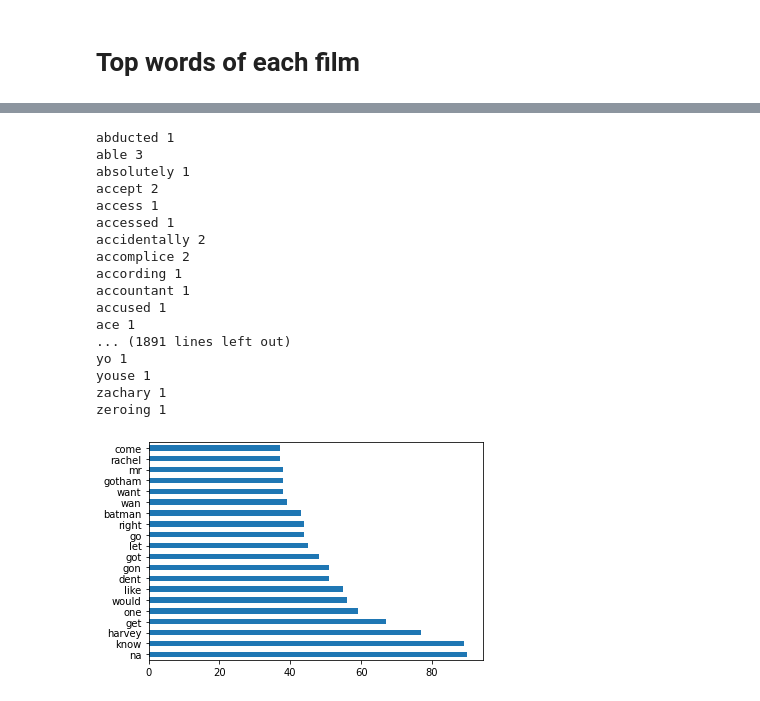
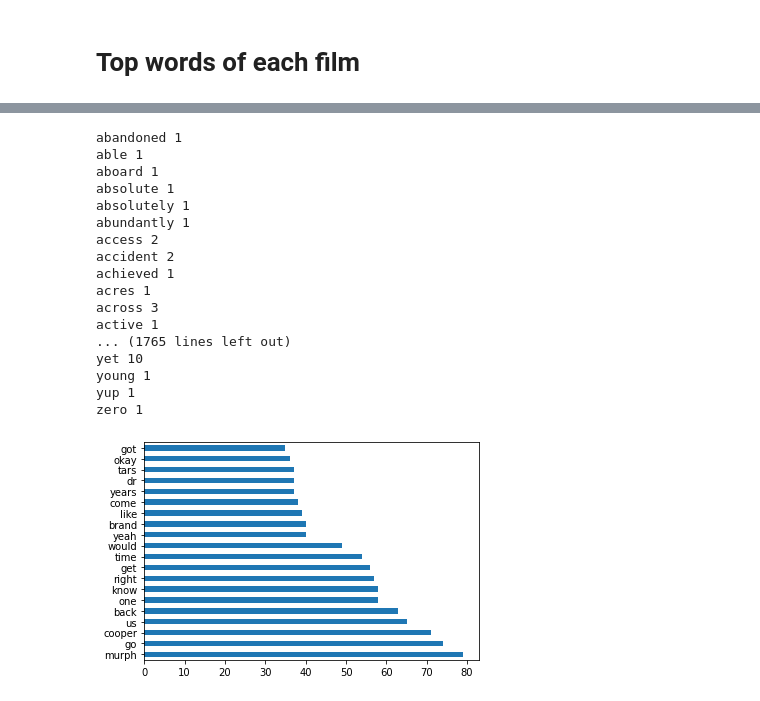
Before and after one commit to mrasyadc/activity4-nlp-subtitle-analysis, a Jupyter notebook: theme-subtitle.ipynb, the cells around one changed output, grey strips where cells are left out. Saved outputs shown, nothing was run; the diff lists cells and outputs as text; code cells hidden in the pictures.

```diff
--- a/theme-subtitle.ipynb
+++ b/theme-subtitle.ipynb
@@ -370 +369,38 @@ len(batman_stopword_removed_text)
+# %%
+def count_top_words(cleaned_text):
+    cleaned_text = stopwords_removal(cleaned_text)
+    # create a count vectorizer object
+    vectorizer = CountVectorizer()
+    # fit the count vectorizer using the text data
+    fit_vectorizer = vectorizer.fit_transform([cleaned_text])
+    # collect the vocabulary items used in the vectorizer
+    dictionary = vectorizer.vocabulary_.items()
+
+    dict_keys = vectorizer.get_feature_names_out()
+
+    vocab_array = fit_vectorizer.toarray()
+
+    # list to store the vocab and counts
+    vocab_list = []
+    count_list = []
+
+    for index_word in range(len(dict_keys)):
+        counter = 0
+        for number in range(len(vocab_array)):
+            counter += vocab_array[number][index_word]
+        vocab_list.append(dict_keys[index_word])
+        count_list.append(counter)
+        print(dict_keys[index_word], counter)
+
+    # store the count in pandas dataframe with vocab as index
+    vocab_words = pd.Series(count_list, index=vocab_list)
+    # sort the dataframe
+    # vocab_words = vocab_words.sort_values(ascending=False)
+    # Bar plot of top words before stop word removal
+
+    vocab_top_words = vocab_words.sort_values(ascending=False).head(20)
+    vocab_top_words.plot.barh(x='vocab_list', y='count_list')
+
+    # vocab_top_words = vocab_words.head(20)
+    # vocab_top_words.plot(kind='barh', figsize=(5, 10), xlim=(150, 200))
 # %%
@@ -410,21 +427,21 @@ def count_top_words(cleaned_text):
 # %%
-count_top_words(batman_stopword_removed_text)
+count_top_words(interstellar_cleaned_text)
 # %% [output]
-abducted 1
-able 3
+abandoned 1
+able 1
+aboard 1
+absolute 1
 absolutely 1
-accept 2
-access 1
-accessed 1
-accidentally 2
-accomplice 2
-according 1
-accountant 1
-accused 1
-ace 1
-... (1891 lines left out)
-yo 1
-youse 1
-zachary 1
-zeroing 1
+abundantly 1
+access 2
+accident 2
+achieved 1
+acres 1
+across 3
+active 1
+... (1765 lines left out)
+yet 10
+young 1
+yup 1
+zero 1
-[figure, old version]
+[figure, new version]
```
Also changed, not shown: parts of 17 cells of this notebook.
